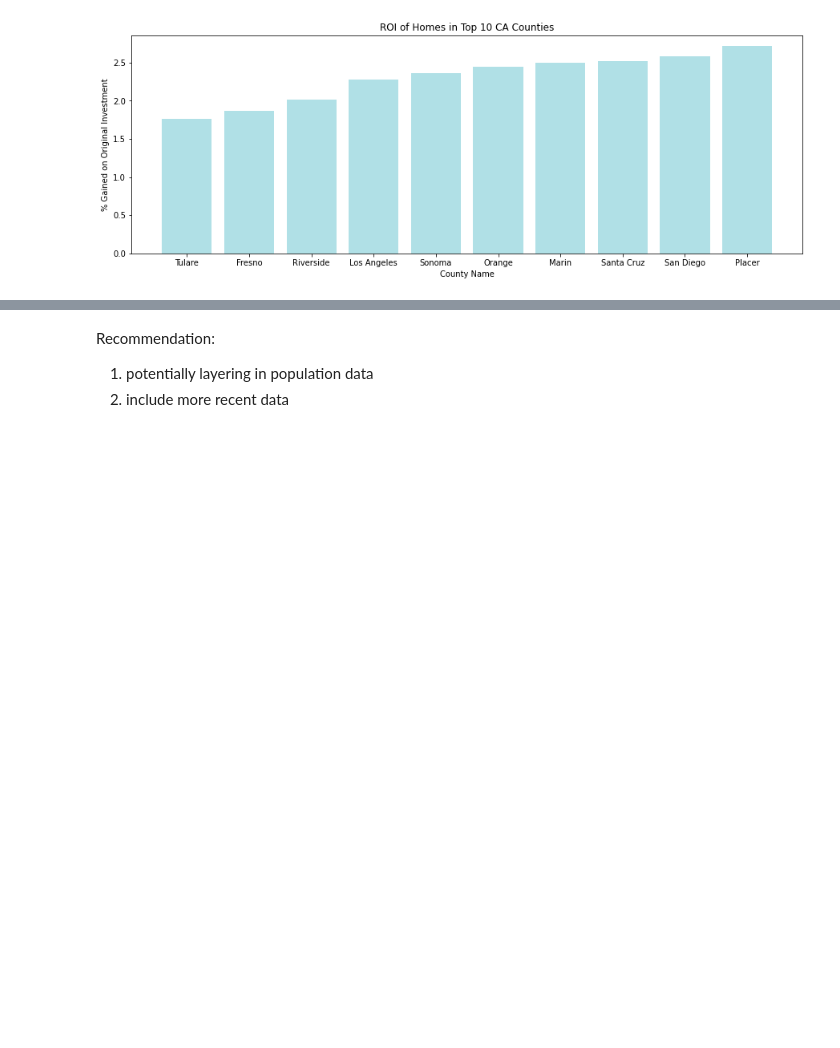
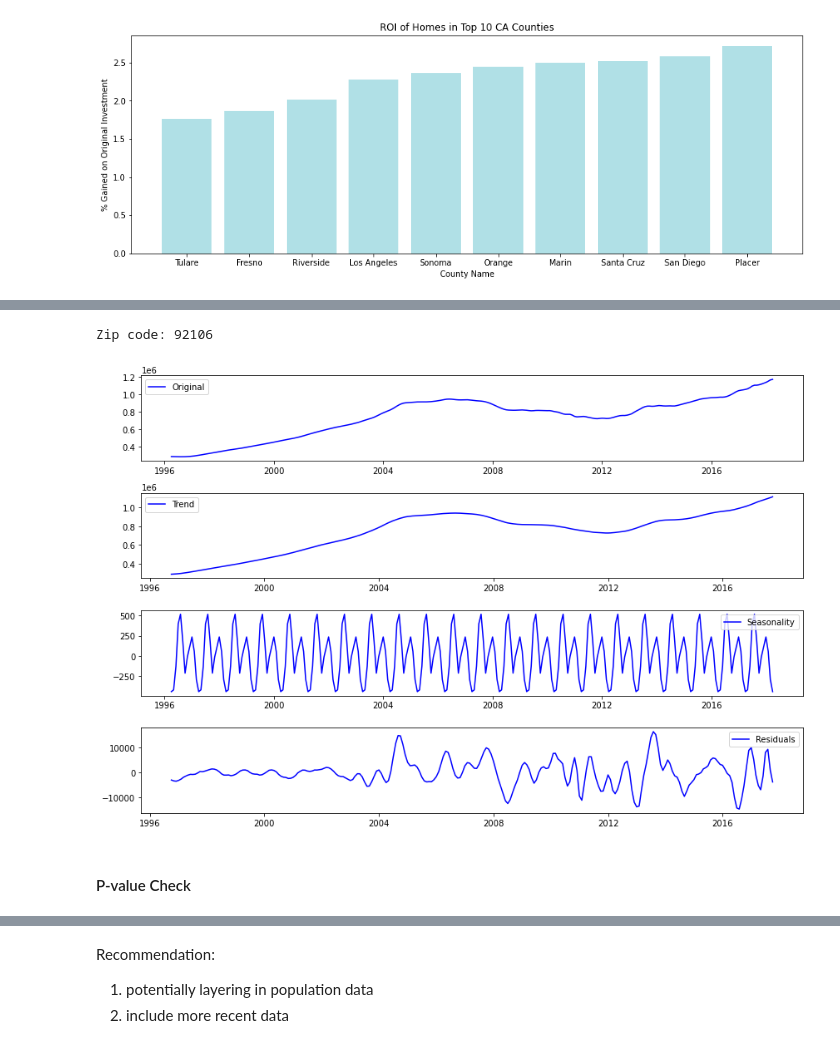
Before and after one commit to jennifernha/Zillow-Time-Series, a Jupyter notebook: Zillow Time Series Analysis.ipynb, the cells around one changed output, grey strips where cells are left out. Cells and saved outputs as stored; diff of their text form; code cells hidden in the pictures; blank space fills up the shorter version.

```diff
--- a/Zillow Time Series Analysis.ipynb
+++ b/Zillow Time Series Analysis.ipynb
@@ -154,6 +145,9 @@ melted_df['Date'] = pd.to_datetime(melted_df['Date'], format='%m/%y')
 # %%
 #Convert data type to object for ZipCode column
-melted_df['ZipCode'] = melted_df['ZipCode'].astype(object)
+melted_df['ZipCode'] = melted_df['ZipCode'].astype(str)
+
+# Make sure the data type of the 'Date' column is datetime
+melted_df['Date'] = pd.to_datetime(melted_df['Date'], format='%m/%y')
 
 # Set the 'Date' column as index
 melted_df.set_index('Date', inplace=True)
@@ -433,0 +483,33 @@ plt.show()
+# %%
+# Import and apply seasonal_decompose()
+def decompose(i):
+    print('Zip code:', zip_ts[i]['ZipCode'][1])
+    decomposition = seasonal_decompose(zip_ts[i]['value'])
+
+    # Gather the trend, seasonality, and residuals
+    trend = decomposition.trend
+    seasonal = decomposition.seasonal
+    residual = decomposition.resid
+
+    # Plot gathered statistics
+    plt.figure(figsize=(12,8))
+    plt.subplot(411)
+    plt.plot(zip_ts[i]['value'], label='Original', color='blue')
+    plt.legend(loc='best')
+    plt.subplot(412)
+    plt.plot(trend, label='Trend', color='blue')
+    plt.legend(loc='best')
+    plt.subplot(413)
+    plt.plot(seasonal,label='Seasonality', color='blue')
+    plt.legend(loc='best')
+    plt.subplot(414)
+    plt.plot(residual, label='Residuals', color='blue')
+    plt.legend(loc='best')
+    plt.tight_layout()
+# %%
+decompose(0)
+# %% [output]
+Zip code: 92106
+[figure, added]
+# %% [markdown]
+#### P-value Check
```
Also changed, not shown: parts of 37 cells of this notebook.
